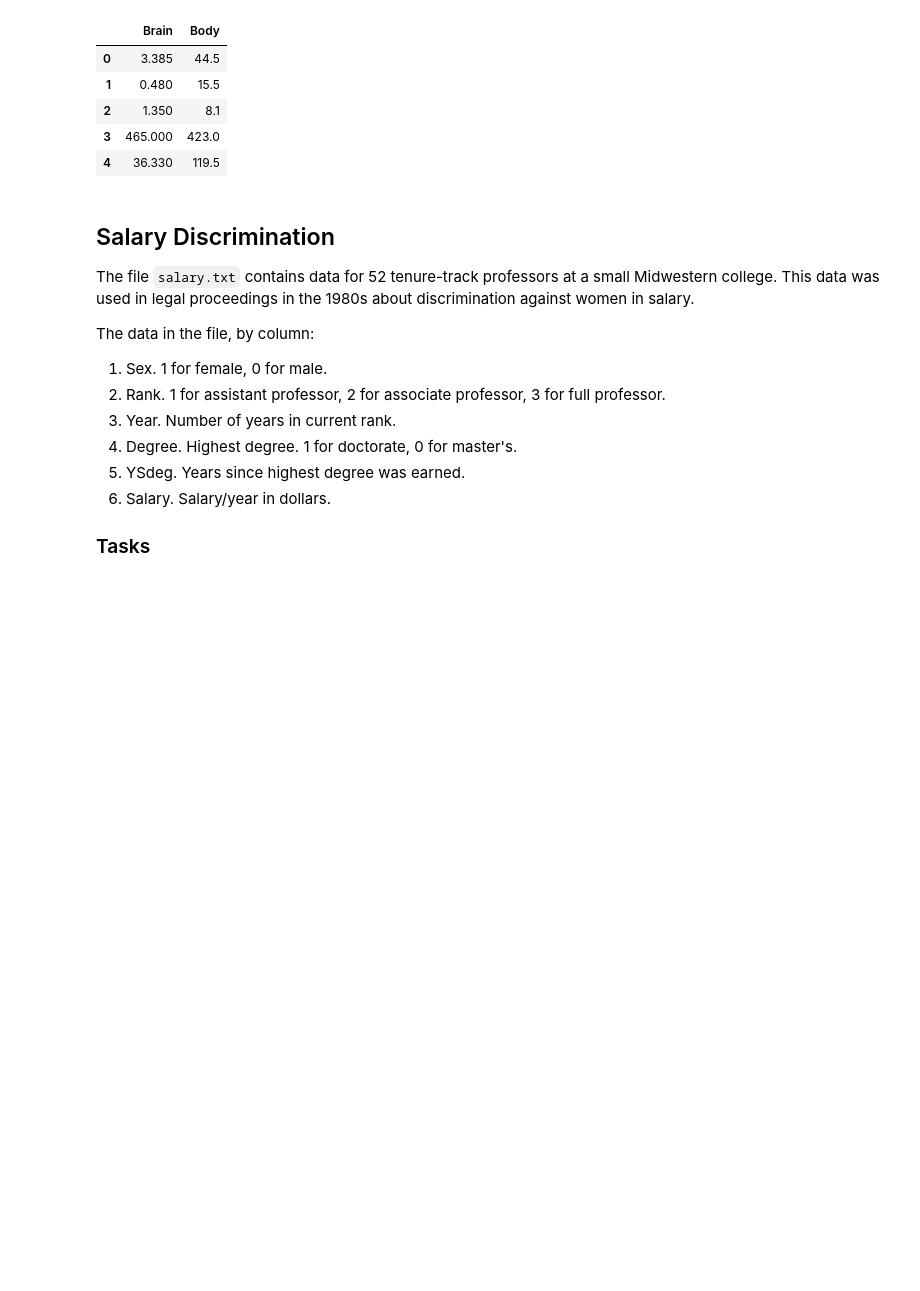
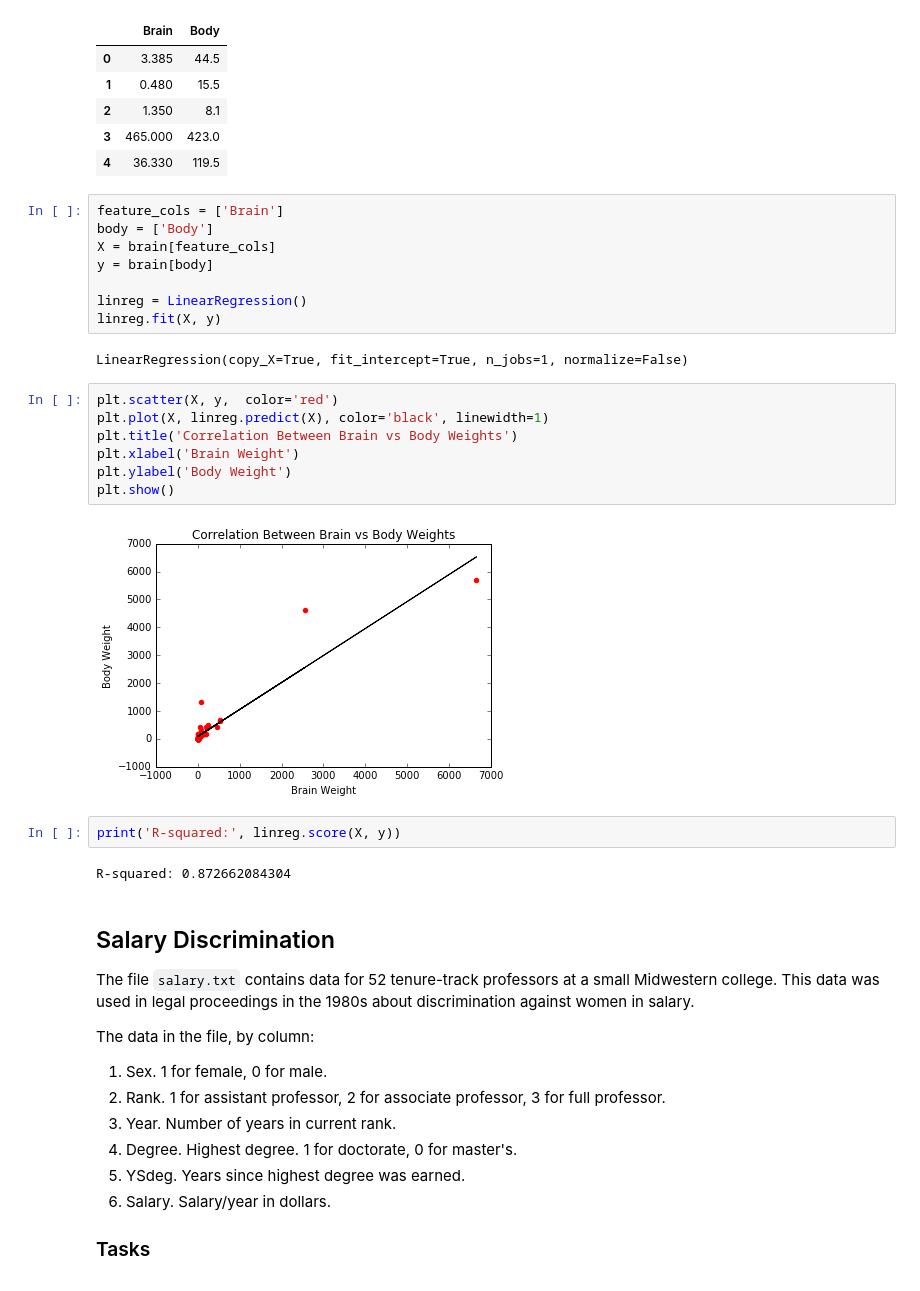
Before and after one commit to tarakdavis/linear-regression, a Jupyter notebook: simple-linear-regression.ipynb, the cells around one changed output. Drawn from its saved outputs; the diff is of its cells as text; blank space fills up the shorter version.

Commit message:
Finished brain vs. body

```diff
--- a/simple-linear-regression.ipynb
+++ b/simple-linear-regression.ipynb
@@ -88,6 +80,29 @@ brain.head()
 | 2 | 1.350 | 8.1 |
 | 3 | 465.000 | 423.0 |
 | 4 | 36.330 | 119.5 |
+# %%
+feature_cols = ['Brain']
+body = ['Body']
+X = brain[feature_cols]
+y = brain[body]
+
+linreg = LinearRegression()
+linreg.fit(X, y)
+# %% [output]
+LinearRegression(copy_X=True, fit_intercept=True, n_jobs=1, normalize=False)
+# %%
+plt.scatter(X, y,  color='red')
+plt.plot(X, linreg.predict(X), color='black', linewidth=1)
+plt.title('Correlation Between Brain vs Body Weights')
+plt.xlabel('Brain Weight')
+plt.ylabel('Body Weight')
+plt.show()
+# %% [output]
+[figure, added]
+# %%
+print('R-squared:', linreg.score(X, y))
+# %% [output]
+R-squared: 0.872662084304
 # %% [markdown]
 ## Salary Discrimination
 
```
Also changed, not shown: parts of 2 cells of this notebook.
